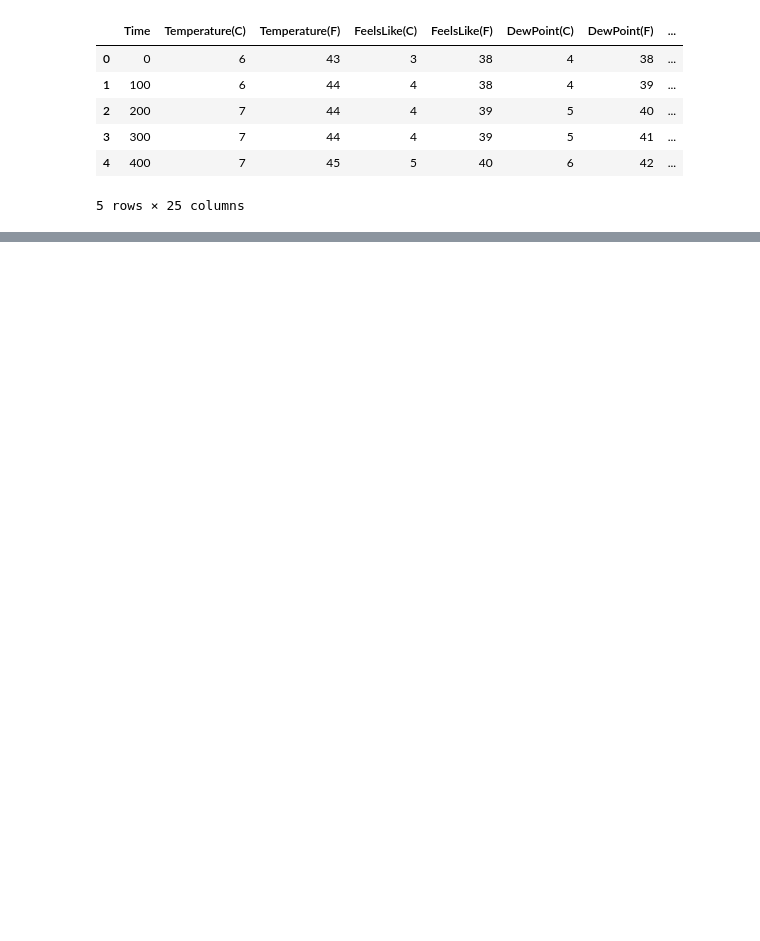
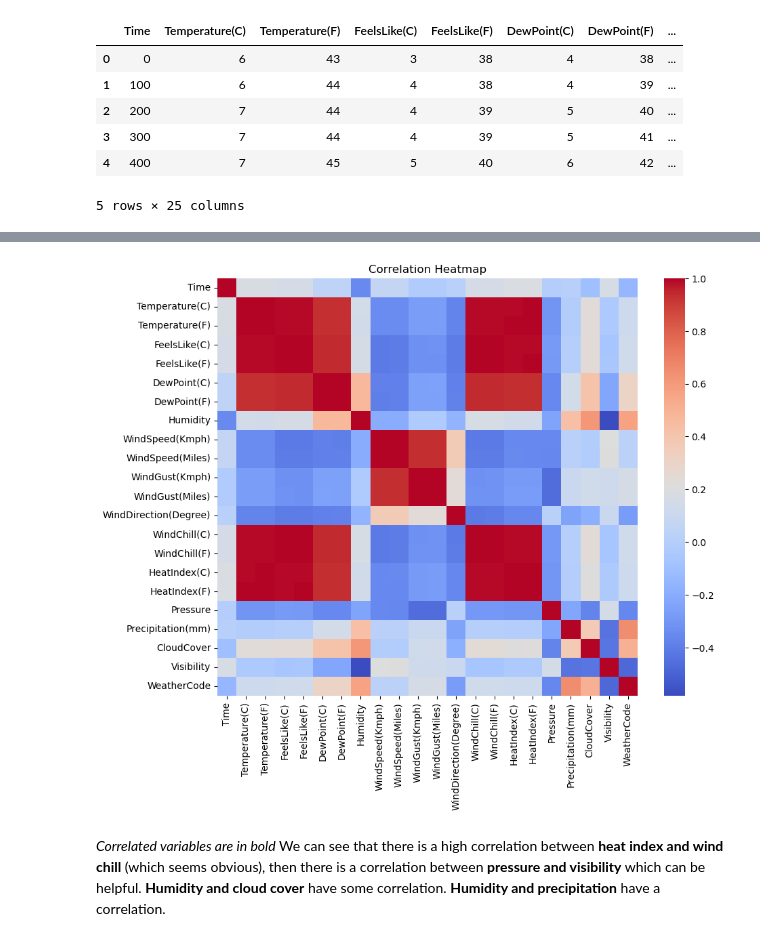
Before and after one commit to Astroficboy/petavue_assignment, a Jupyter notebook: round_3.ipynb, the cells around one changed output, grey strips where cells are left out. Cells and saved outputs as stored; diff of their text form; code cells hidden in the pictures; blank space fills up the shorter version.

```diff
--- a/round_3.ipynb
+++ b/round_3.ipynb
@@ -68,0 +98,12 @@ output_csv.head()
+# %%
+numeric_data = output_csv.select_dtypes(include=['int', 'float'])
+correlation_matrix = numeric_data.corr()
+plt.figure(figsize=(10, 8))
+sns.heatmap(correlation_matrix, cmap='coolwarm')
+plt.title('Correlation Heatmap')
+plt.show()
+# %% [output]
+[figure, added]
+# %% [markdown]
+*Correlated variables are in bold*
+We can see that there is a high correlation between **heat index and wind chill** (which seems obvious), then there is a correlation between **pressure and visibility** which can be helpful. **Humidity and cloud cover** have some correlation. **Humidity and precipitation** have a correlation.
```
Also changed, not shown: parts of 9 cells of this notebook.
